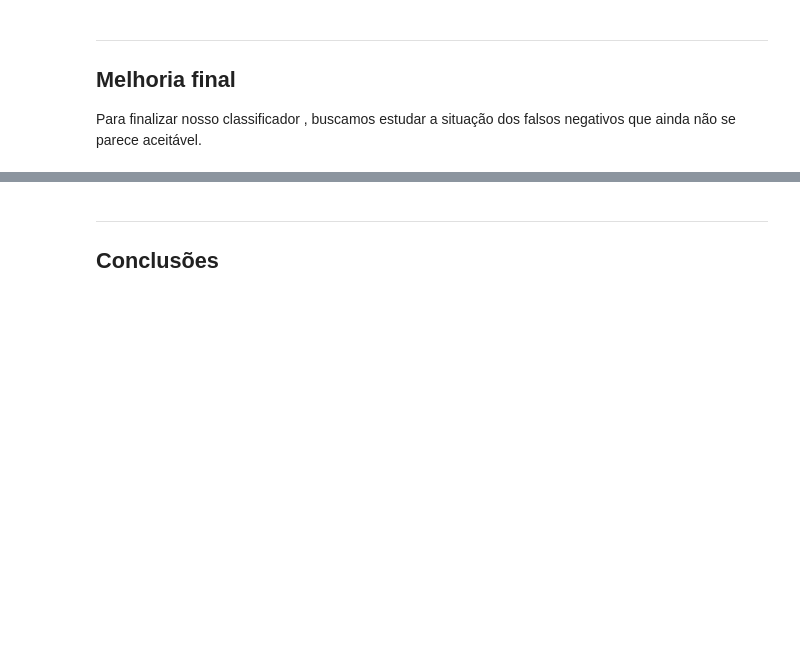
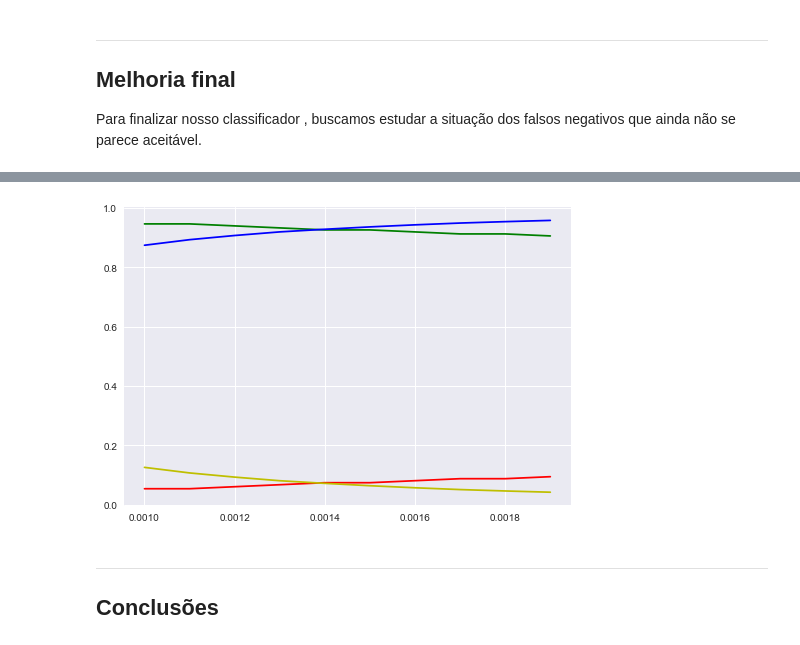
Before and after one commit to gabriellm1/Projeto3_CD, a Jupyter notebook: Projeto3.ipynb, the cells around one changed output, grey strips where cells are left out. Saved outputs shown, nothing was run; the diff lists cells and outputs as text; code cells hidden in the pictures; blank space fills up the shorter version.

Commit message:
finalizando

```diff
--- a/Projeto3.ipynb
+++ b/Projeto3.ipynb
@@ -206,3 +206,46 @@ Comparativo_select
+# %%
+verdpos = Comparativo_select.values[1,1]/(Comparativo_select.values[1,1]+Comparativo_select.values[1,0])
+falpos = Comparativo_select.values[0,1]/(Comparativo_select.values[0,0]+Comparativo_select.values[0,1])
+verdneg = Comparativo_select.values[0,0]/(Comparativo_select.values[0,0]+Comparativo_select.values[0,1])
+falneg = Comparativo_select.values[1,0]/(Comparativo_select.values[1,1]+Comparativo_select.values[1,0])
+# %%
+verdpos_list = []
+verdneg_list = []
+falpos_list = []
+falneg_list = []
+
+cutoff_lista = np.arange(0.001,0.002,0.0001)
+
+for cutoff in cutoff_lista:
+    for index, row in probs_frame.iterrows():
+        i = probs_frame.index.get_loc(index)
+        if probs[i][1]<cutoff:
+            probs_frame.loc[index, 'Filtro final'] = 0
+        if probs[i][1]>cutoff:
+            probs_frame.loc[index, 'Filtro final'] = 1
+
+    Comparativo_final= pd.crosstab(classe_teste[0],probs_frame['Filtro final'])
+
+    verdpos = Comparativo_final.values[1,1]/(Comparativo_final.values[1,1]+Comparativo_final.values[1,0])
+    falpos = Comparativo_final.values[0,1]/(Comparativo_final.values[0,0]+Comparativo_final.values[0,1])
+    verdneg = Comparativo_final.values[0,0]/(Comparativo_final.values[0,0]+Comparativo_final.values[0,1])
+    falneg = Comparativo_final.values[1,0]/(Comparativo_final.values[1,1]+Comparativo_final.values[1,0])
+
+
+    verdpos_list.append(verdpos)
+    verdneg_list.append(verdneg)
+    falpos_list.append(falpos)
+    falneg_list.append(falneg)
+# %%
+
+plt.plot(cutoff_lista,verdpos_list,'g')
+plt.plot(cutoff_lista,verdneg_list,'b')
+plt.plot(cutoff_lista,falneg_list,'r')
+plt.plot(cutoff_lista,falpos_list,'y')
+plt.grid(True)
+plt.show()
+# %% [output]
+[figure, added]
 # %% [markdown]
 ___
 ## Conclusões ##
```
Also changed, not shown: parts of 6 cells of this notebook.
